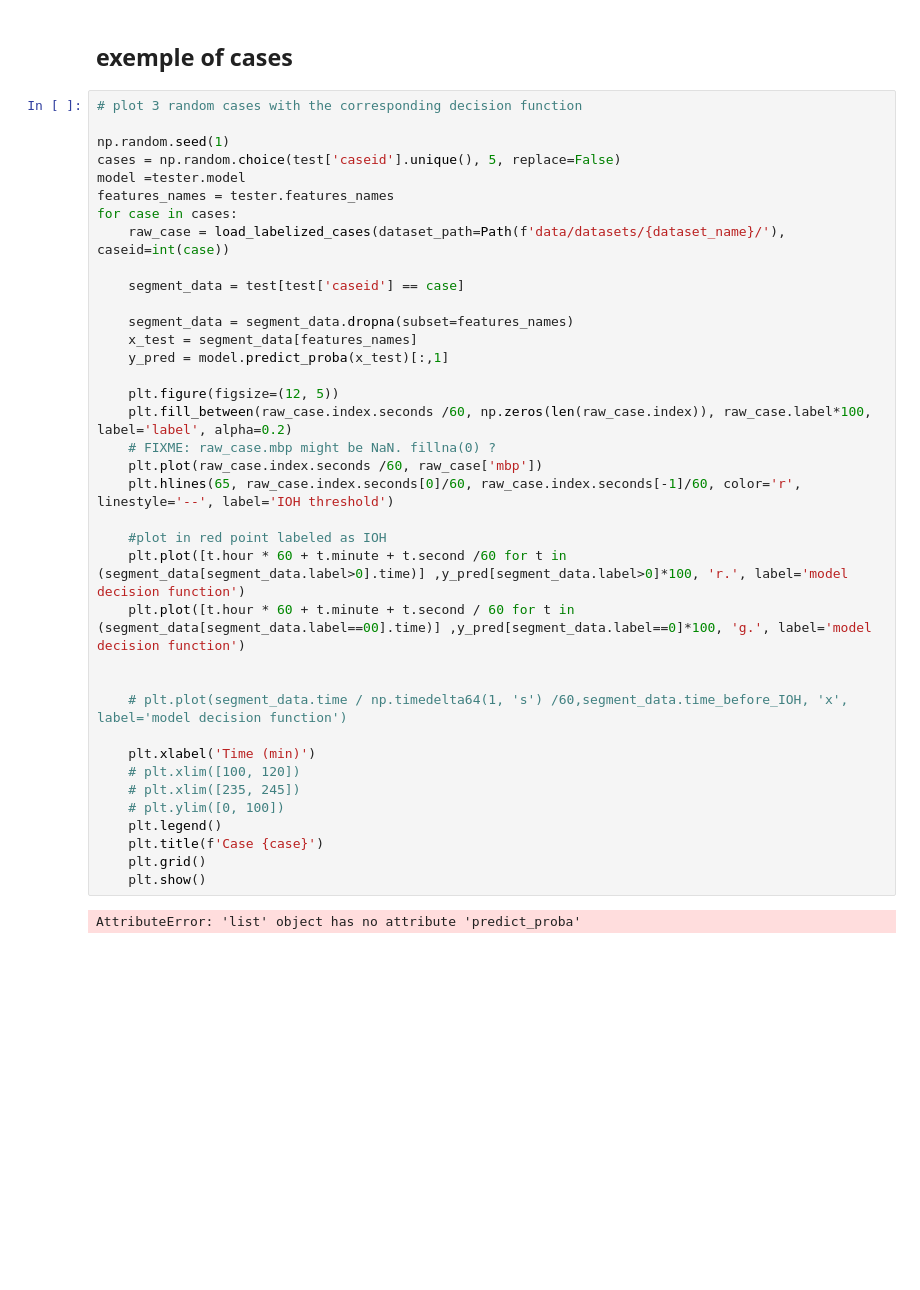
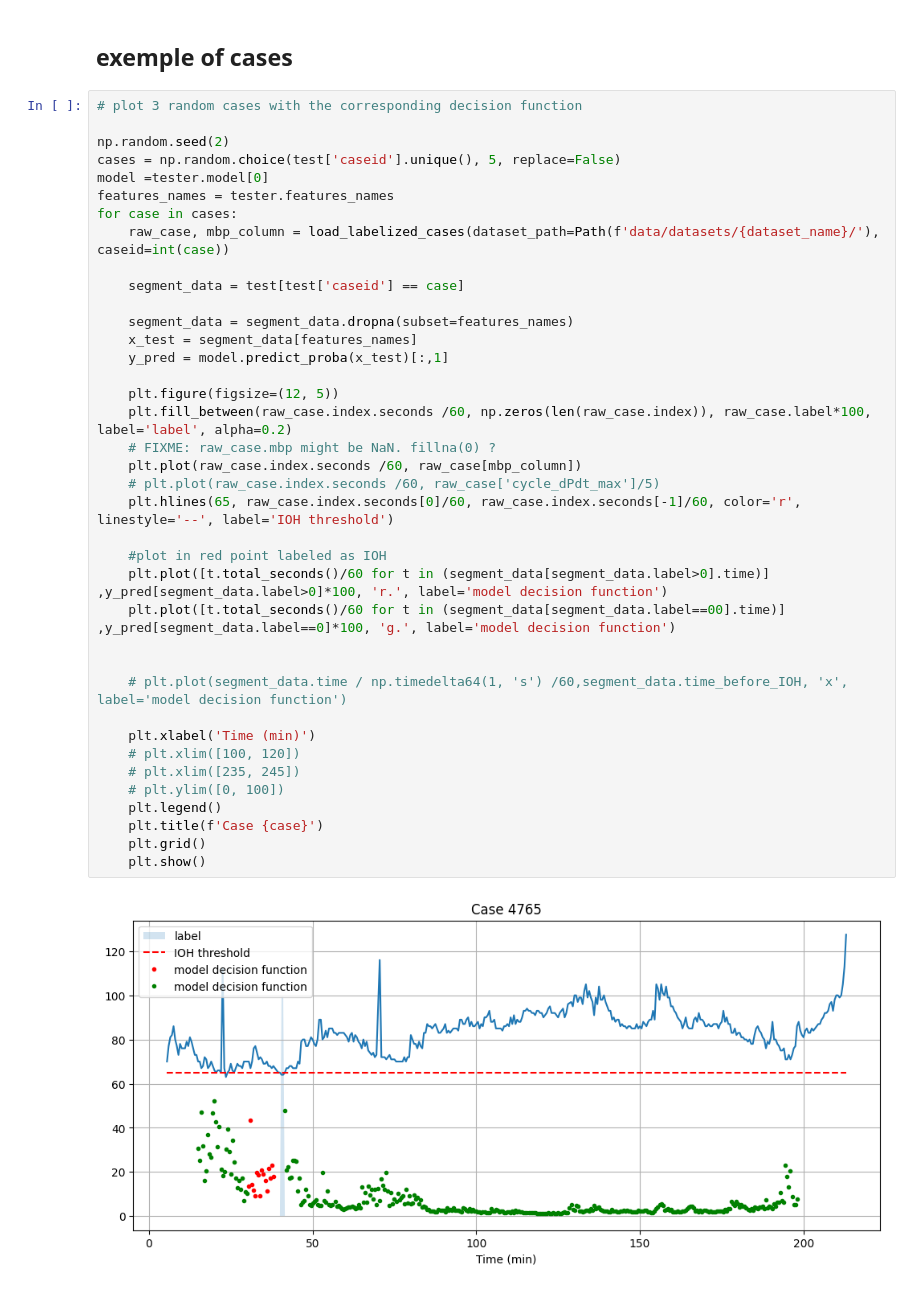
Before and after one commit to BobAubouin/hypotension_pred, a Jupyter notebook: scripts/experiments/show_results.ipynb, the cells around one changed output. Saved outputs shown, nothing was run; the diff lists cells and outputs as text; blank space fills up the shorter version.

```diff
--- a/scripts/experiments/show_results.ipynb
+++ b/scripts/experiments/show_results.ipynb
@@ -100,39 +136,40 @@ tester.plot_shap_grouped()
 # %%
 # plot 3 random cases with the corresponding decision function
 
-np.random.seed(1)
+np.random.seed(2)
 cases = np.random.choice(test['caseid'].unique(), 5, replace=False)
-model =tester.model
+model =tester.model[0]
 features_names = tester.features_names
 for case in cases:
-    raw_case = load_labelized_cases(dataset_path=Path(f'data/datasets/{dataset_name}/'), caseid=int(case))
+    raw_case, mbp_column = load_labelized_cases(dataset_path=Path(f'data/datasets/{dataset_name}/'), caseid=int(case))
 
     segment_data = test[test['caseid'] == case]
 
     segment_data = segment_data.dropna(subset=features_names)
     x_test = segment_data[features_names]
     y_pred = model.predict_proba(x_test)[:,1]
 
     plt.figure(figsize=(12, 5))
     plt.fill_between(raw_case.index.seconds /60, np.zeros(len(raw_case.index)), raw_case.label*100, label='label', alpha=0.2)
     # FIXME: raw_case.mbp might be NaN. fillna(0) ?
-    plt.plot(raw_case.index.seconds /60, raw_case['mbp'])
+    plt.plot(raw_case.index.seconds /60, raw_case[mbp_column])
+    # plt.plot(raw_case.index.seconds /60, raw_case['cycle_dPdt_max']/5)
     plt.hlines(65, raw_case.index.seconds[0]/60, raw_case.index.seconds[-1]/60, color='r', linestyle='--', label='IOH threshold')
 
     #plot in red point labeled as IOH
-    plt.plot([t.hour * 60 + t.minute + t.second /60 for t in (segment_data[segment_data.label>0].time)] ,y_pred[segment_data.label>0]*100, 'r.', label='model decision function')
-    plt.plot([t.hour * 60 + t.minute + t.second / 60 for t in (segment_data[segment_data.label==00].time)] ,y_pred[segment_data.label==0]*100, 'g.', label='model decision function')
+    plt.plot([t.total_seconds()/60 for t in (segment_data[segment_data.label>0].time)] ,y_pred[segment_data.label>0]*100, 'r.', label='model decision function')
+    plt.plot([t.total_seconds()/60 for t in (segment_data[segment_data.label==00].time)] ,y_pred[segment_data.label==0]*100, 'g.', label='model decision function')
 
 
     # plt.plot(segment_data.time / np.timedelta64(1, 's') /60,segment_data.time_before_IOH, 'x', label='model decision function')
 
     plt.xlabel('Time (min)')
     # plt.xlim([100, 120])
     # plt.xlim([235, 245])
     # plt.ylim([0, 100])
     plt.legend()
     plt.title(f'Case {case}')
     plt.grid()
     plt.show()
 # %% [output]
-AttributeError: 'list' object has no attribute 'predict_proba'
+[figure, added]
```
Also changed, not shown: parts of 8 cells of this notebook.
